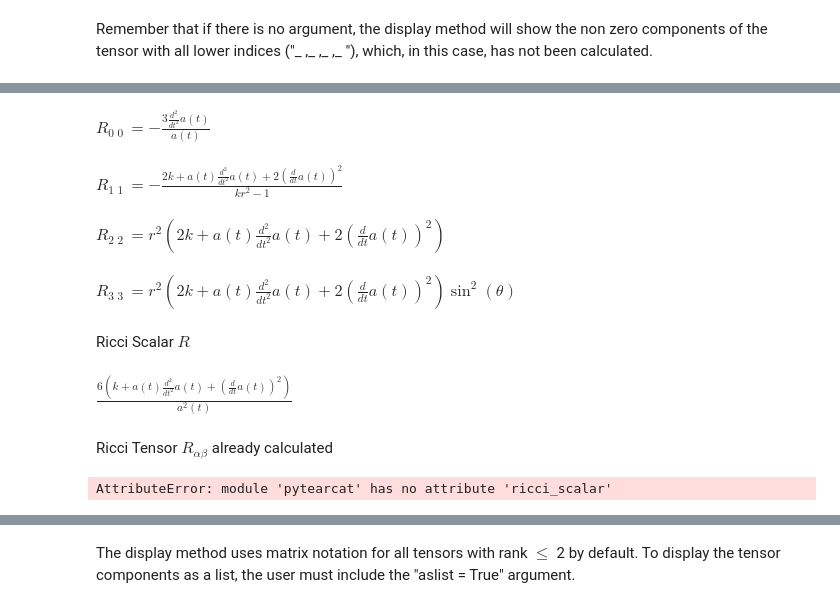
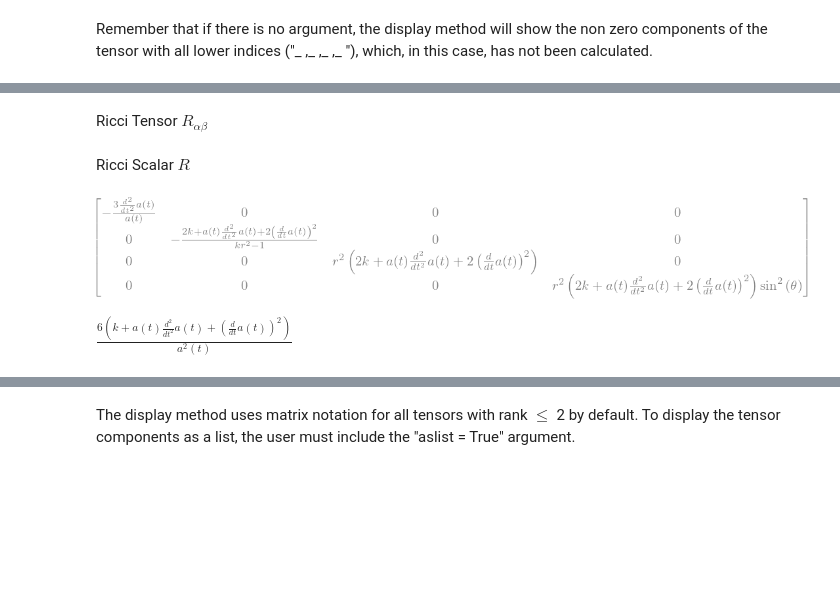
Before and after one commit to pytearcat/pytearcat, a Jupyter notebook: Einstein equations in spherical coordinates FLRW.ipynb, the cells around one changed output, grey strips where cells are left out. Cells and saved outputs as stored; diff of their text form; code cells hidden in the pictures; blank space fills up the shorter version.

```diff
--- a/Einstein equations in spherical coordinates FLRW.ipynb
+++ b/Einstein equations in spherical coordinates FLRW.ipynb
@@ -122,16 +78,3 @@ Ricci Tensor $R_{\alpha \beta}$
-# %%
-Ric.display("_,_",aslist= True)
-# %% [output]
-$\displaystyle {R}{}_{0}\,{}_{0}\, = - \frac{3 \frac{d^{2}}{d t^{2}} a{\left(t \right)}}{a{\left(t \right)}}$
-$\displaystyle {R}{}_{1}\,{}_{1}\, = - \frac{2 k + a{\left(t \right)} \frac{d^{2}}{d t^{2}} a{\left(t \right)} + 2 \left(\frac{d}{d t} a{\left(t \right)}\right)^{2}}{k r^{2} - 1}$
-$\displaystyle {R}{}_{2}\,{}_{2}\, = r^{2} \left(2 k + a{\left(t \right)} \frac{d^{2}}{d t^{2}} a{\left(t \right)} + 2 \left(\frac{d}{d t} a{\left(t \right)}\right)^{2}\right)$
-$\displaystyle {R}{}_{3}\,{}_{3}\, = r^{2} \left(2 k + a{\left(t \right)} \frac{d^{2}}{d t^{2}} a{\left(t \right)} + 2 \left(\frac{d}{d t} a{\left(t \right)}\right)^{2}\right) \sin^{2}{\left(\theta \right)}$
-# %%
-S = pt.riccis()
-pt.display(S)
-# %% [output]
-Ricci Scalar $R$
-$\displaystyle \frac{6 \left(k + a{\left(t \right)} \frac{d^{2}}{d t^{2}} a{\left(t \right)} + \left(\frac{d}{d t} a{\left(t \right)}\right)^{2}\right)}{a^{2}{\left(t \right)}}$
 # %%
 # To calculate the default combination of the Ricci Tensor, i.e., (_,_):
 Ric = pt.ricci()
@@ -140,13 +83,16 @@ Ric = pt.ricci()
 # Ric = pt.ricci(All = True)
 
 # To calculate the Ricci Scalar:
-RicS = pt.ricci_scalar()
+RicS = pt.riccis()
 # %% [output]
-Ricci Tensor $R_{\alpha \beta}$ already calculated
+Ricci Tensor $R_{\alpha \beta}$
-AttributeError: module 'pytearcat' has no attribute 'ricci_scalar'
+Ricci Scalar $R$
 # %%
 # To display the Ricci Tensor (by default it displays the tensor with all lower indices):
 Ric.display()
 
 # To display the Ricci Scalar:
-RicS.display()
+pt.display(RicS)
+# %% [output]
+[figure, added]
+$\displaystyle \frac{6 \left(k + a{\left(t \right)} \frac{d^{2}}{d t^{2}} a{\left(t \right)} + \left(\frac{d}{d t} a{\left(t \right)}\right)^{2}\right)}{a^{2}{\left(t \right)}}$
```
Also changed, not shown: parts of 19 cells of this notebook, 3 other files.
